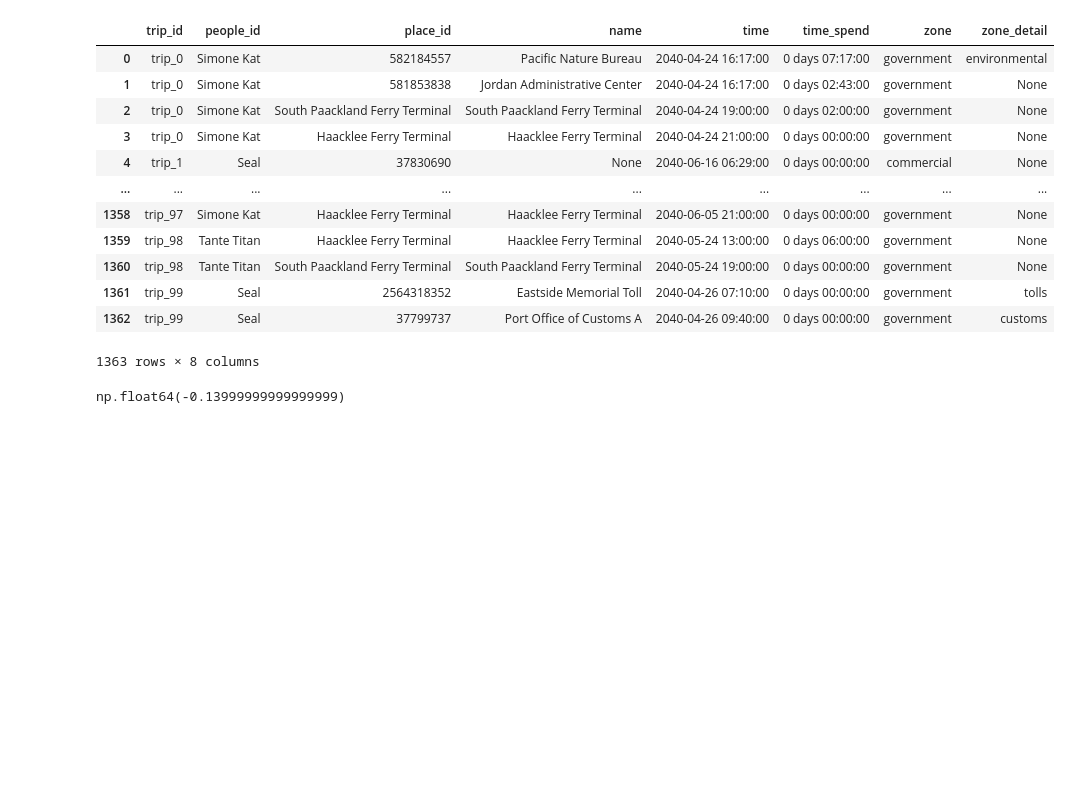
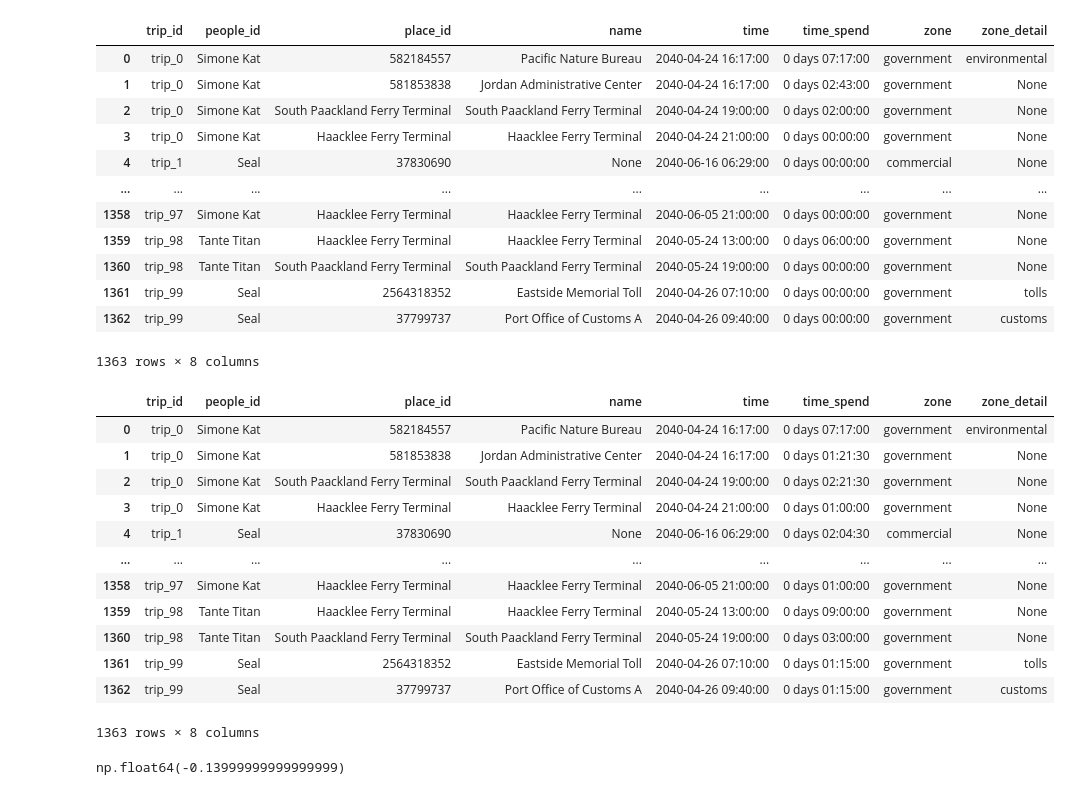
Before and after one commit to tvakul/dataviz1, a Jupyter notebook: data/checking.ipynb, the cells around one changed output. Saved outputs shown, nothing was run; the diff lists cells and outputs as text; code cells hidden in the pictures; blank space fills up the shorter version.

```diff
--- a/data/checking.ipynb
+++ b/data/checking.ipynb
@@ -404,6 +404,71 @@ time_trip_spend[["trip_id", "people_id", "place_id", "name", "time", "time_spend
 | 1361 | trip_99 | Seal | 2564318352 | Eastside Memorial Toll | 2040-04-26 07:10:00 | 0 days 00:00:00 | government | tolls |
 | 1362 | trip_99 | Seal | 37799737 | Port Office of Customs A | 2040-04-26 09:40:00 | 0 days 00:00:00 | government | customs |
 1363 rows × 8 columns
+# %%
+time_trip_spend = duckdb.sql("""
+    select a.*, b.*, c.*, d.people_id
+    from
+      database_jour.trips a,
+     database_jour.trip_places b,
+        database_jour.places c,
+        database_jour.trip_people d
+        where a.trip_id = b.trip_id and b.place_id = c.place_id and a.trip_id = d.trip_id
+    order by a.trip_id, time
+""").to_df()
+
+# Create index column by trip_id and time
+time_trip_spend["index"] = time_trip_spend.groupby("trip_id").cumcount()
+time_trip_spend["index_lead"] = time_trip_spend.groupby("trip_id")["index"].shift(-1).fillna(9999).astype(int)
+
+# Convert start_time, end_time, time to datetime
+time_trip_spend["date"] = time_trip_spend["date"].str.replace("0040","2040")
+time_trip_spend["start_time"] = pd.to_datetime(time_trip_spend["date"] + " " + time_trip_spend["start_time"])
+time_trip_spend["end_time"] = pd.to_datetime(time_trip_spend["date"] + " " + time_trip_spend["end_time"])
+time_trip_spend["time"] = pd.to_datetime(time_trip_spend["time"].str.replace("0040","2040"))
+time_trip_spend["time_lead"] = time_trip_spend.groupby("trip_id")["time"].shift(-1).fillna(time_trip_spend["time"])
+
+#  1. Shift to get adjacent location times
+time_trip_spend["time_prev"] = time_trip_spend.groupby("trip_id")["time"].shift(1)
+time_trip_spend["time_lead"] = time_trip_spend.groupby("trip_id")["time"].shift(-1)
+
+# 2. Calculate the bounding time intervals
+# Divided by 2 for the shared transit times
+gap_start = time_trip_spend["time"] - time_trip_spend["start_time"]
+gap_prev = (time_trip_spend["time"] - time_trip_spend["time_prev"]) / 2
+
+gap_end = time_trip_spend["end_time"] - time_trip_spend["time"]
+gap_lead = (time_trip_spend["time_lead"] - time_trip_spend["time"]) / 2
+
+# Handle overnight boundary for the end gap if your times cross midnight
+gap_end = gap_end.mask(gap_end < pd.Timedelta(0), gap_end + pd.Timedelta(days=1))
+
+# 3. Allocate the time halves
+# If gap_prev is NaT (first row), it falls back to the full gap_start
+time_trip_spend["half_before"] = gap_prev.fillna(gap_start)
+
+# If gap_lead is NaT (last row), it falls back to the full gap_end
+time_trip_spend["half_after"] = gap_lead.fillna(gap_end)
+
+# 4. Final Calculation
+time_trip_spend["time_spend"] = time_trip_spend["half_before"] + time_trip_spend["half_after"]
+
+# Clean up intermediate columns
+time_trip_spend = time_trip_spend.drop(columns=["time_prev", "time_lead", "half_before", "half_after"])
+time_trip_spend[["trip_id", "people_id", "place_id", "name", "time", "time_spend", "zone", "zone_detail"]]
+# %% [output]
+|  | trip_id | people_id | place_id | name | time | time_spend | zone | zone_detail |
+| 0 | trip_0 | Simone Kat | 582184557 | Pacific Nature Bureau | 2040-04-24 16:17:00 | 0 days 07:17:00 | government | environmental |
+| 1 | trip_0 | Simone Kat | 581853838 | Jordan Administrative Center | 2040-04-24 16:17:00 | 0 days 01:21:30 | government | None |
+| 2 | trip_0 | Simone Kat | South Paackland Ferry Terminal | South Paackland Ferry Terminal | 2040-04-24 19:00:00 | 0 days 02:21:30 | government | None |
+| 3 | trip_0 | Simone Kat | Haacklee Ferry Terminal | Haacklee Ferry Terminal | 2040-04-24 21:00:00 | 0 days 01:00:00 | government | None |
+| 4 | trip_1 | Seal | 37830690 | None | 2040-06-16 06:29:00 | 0 days 02:04:30 | commercial | None |
+| ... | ... | ... | ... | ... | ... | ... | ... | ... |
+| 1358 | trip_97 | Simone Kat | Haacklee Ferry Terminal | Haacklee Ferry Terminal | 2040-06-05 21:00:00 | 0 days 01:00:00 | government | None |
+| 1359 | trip_98 | Tante Titan | Haacklee Ferry Terminal | Haacklee Ferry Terminal | 2040-05-24 13:00:00 | 0 days 09:00:00 | government | None |
+| 1360 | trip_98 | Tante Titan | South Paackland Ferry Terminal | South Paackland Ferry Terminal | 2040-05-24 19:00:00 | 0 days 03:00:00 | government | None |
+| 1361 | trip_99 | Seal | 2564318352 | Eastside Memorial Toll | 2040-04-26 07:10:00 | 0 days 01:15:00 | government | tolls |
+| 1362 | trip_99 | Seal | 37799737 | Port Office of Customs A | 2040-04-26 09:40:00 | 0 days 01:15:00 | government | customs |
+1363 rows × 8 columns
 # %%
 import numpy as np
 np.average([0.4, -0.2, -0.6, 0.7, -1])
```
Also changed, not shown: parts of 7 cells of this notebook, 4 other files.
